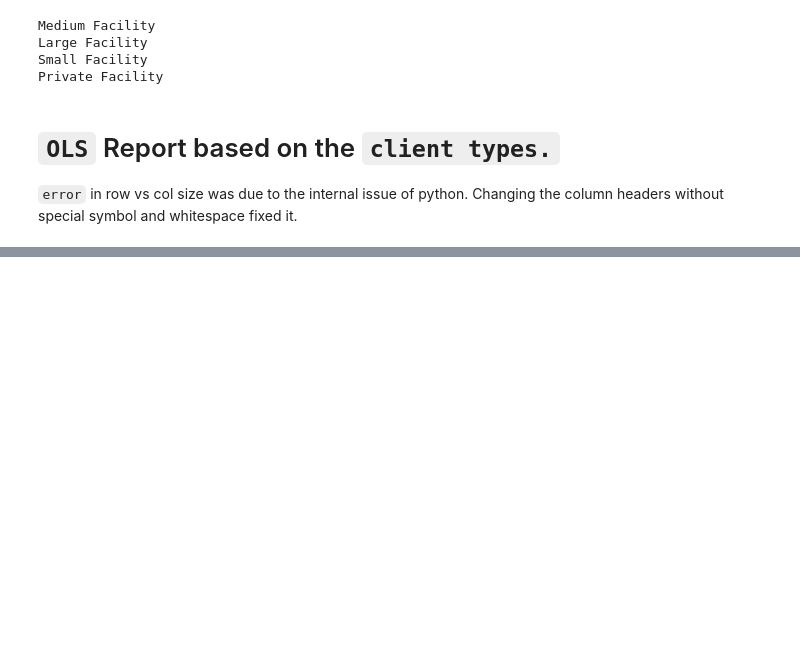
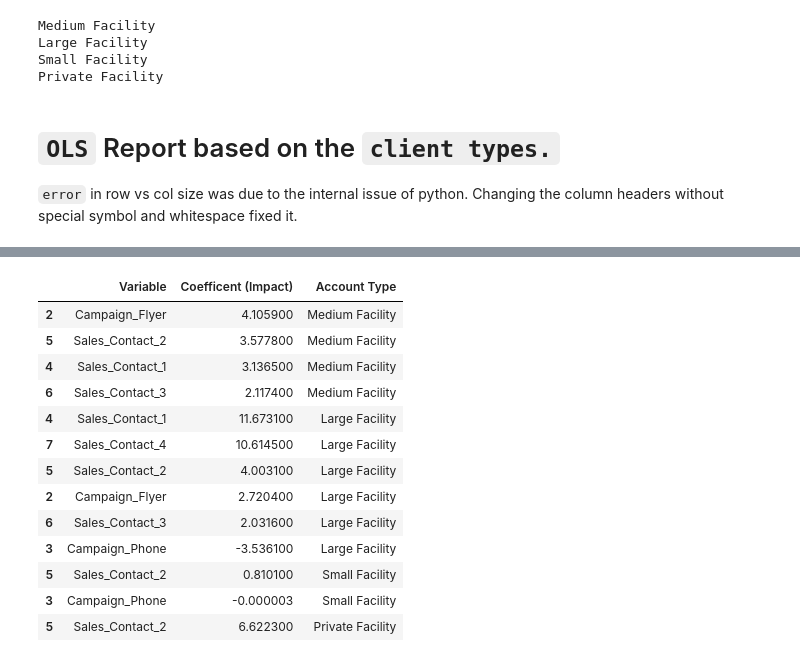
Before and after one commit to fahim-muntasir-niloy/Campaign-Data-Analysis, a Jupyter notebook: campaign.ipynb, the cells around one changed output, grey strips where cells are left out. Cells and saved outputs as stored; diff of their text form; code cells hidden in the pictures; blank space fills up the shorter version.

Commit message:
Final Report

```diff
--- a/campaign.ipynb
+++ b/campaign.ipynb
@@ -344,13 +375,24 @@ Private Facility
 # `OLS` Report based on the `client types.`
 `error` in row vs col size was due to the internal issue of python. Changing the column headers without special symbol and whitespace fixed it.
 # %%
+summaryReport = pd.DataFrame()
 for i in file_Type:
     temp_data=file[file['Client_Type']==i].copy()
     temp_model = smf.ols('Amount_Collected ~ Campaign_Email+Campaign_Flyer+Campaign_Phone+\
        Sales_Contact_1 + Sales_Contact_2 + Sales_Contact_3+Sales_Contact_4 + Sales_Contact_5',data=temp_data)
-    # fittedModel = statmodel.fit()
+    fittedModel = temp_model.fit()
+
+    df = pd.read_html(fittedModel.summary().tables[1].as_html(),header=0,index_col=0)[0].reset_index()
+    df=df[df['P>|t|']<0.05][['index','coef']]
+    df.columns=['Variable','Coefficent (Impact)']
+    df['Account Type'] = i
+    df=df.sort_values('Coefficent (Impact)',ascending=False)
+    df=df[df['Variable']!='Intercept']
+    summaryReport = summaryReport.append(df)
+
     print("Facility Type: ", i)
-    print(temp_model.fit().summary())
+    print(fittedModel.summary())
+summaryReport
 # %% [output]
 Facility Type:  Medium Facility
                             OLS Regression Results
@@ -363,9 +405,23 @@ Time:                        13:42:40   Log-Likelihood:                -9461.9
 No. Observations:                 504   AIC:                         1.894e+04
 Df Residuals:                     495   BIC:                         1.898e+04
 Df Model:                           8
 Covariance Type:            nonrobust
 ... (124 lines left out)
 Notes:
 [1] Standard Errors assume that the covariance matrix of the errors is correctly specified.
 [2] The condition number is large, 1.79e+06. This might indicate that there are
 strong multicollinearity or other numerical problems.
+|  | Variable | Coefficent (Impact) | Account Type |
+| 2 | Campaign_Flyer | 4.105900 | Medium Facility |
+| 5 | Sales_Contact_2 | 3.577800 | Medium Facility |
+| 4 | Sales_Contact_1 | 3.136500 | Medium Facility |
+| 6 | Sales_Contact_3 | 2.117400 | Medium Facility |
+| 4 | Sales_Contact_1 | 11.673100 | Large Facility |
+| 7 | Sales_Contact_4 | 10.614500 | Large Facility |
+| 5 | Sales_Contact_2 | 4.003100 | Large Facility |
+| 2 | Campaign_Flyer | 2.720400 | Large Facility |
+| 6 | Sales_Contact_3 | 2.031600 | Large Facility |
+| 3 | Campaign_Phone | -3.536100 | Large Facility |
+| 5 | Sales_Contact_2 | 0.810100 | Small Facility |
+| 3 | Campaign_Phone | -0.000003 | Small Facility |
+| 5 | Sales_Contact_2 | 6.622300 | Private Facility |
```
Also changed, not shown: parts of 11 cells of this notebook.
